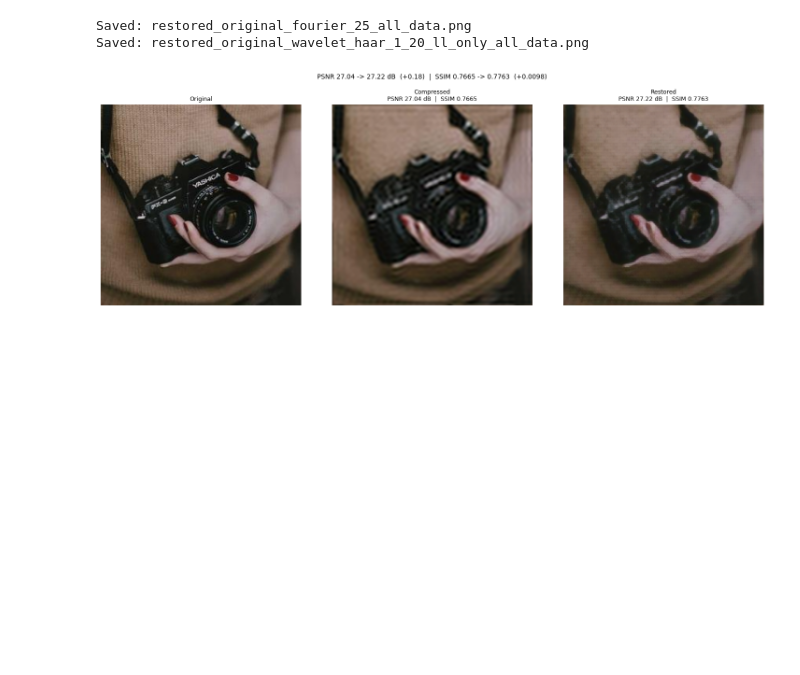
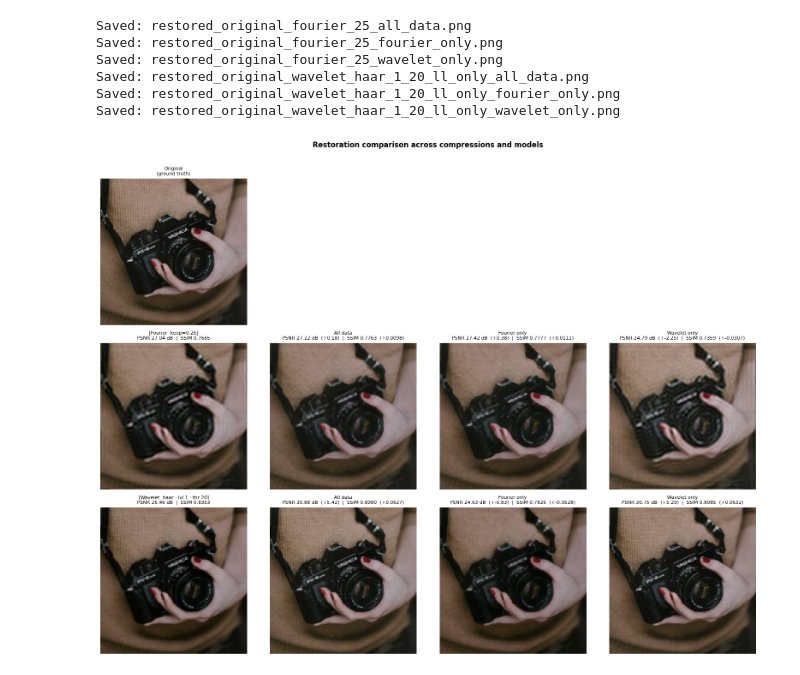
Before and after one commit to enrico-favale/deep-image-restoration, a Jupyter notebook: notebooks/05_restormer_inference_test.ipynb, the cells around one changed output. Drawn from its saved outputs; the diff is of its cells as text; code cells hidden in the pictures; blank space fills up the shorter version.

Commit message:
Restormer training and inference

```diff
--- a/notebooks/05_restormer_inference_test.ipynb
+++ b/notebooks/05_restormer_inference_test.ipynb
@@ -27,10 +27,10 @@ ORIGINAL_IMG = Path("data/inference_tests/original.png")
 
 MODEL_ALL_DATA = Path("checkpoints/best_model_restormer_20260327_122913.pth")
 MODEL_FOURIER_ONLY = Path(
-    "checkpoints/best_model_restormer_fourier_only_20260327_102957.pth"
+    "checkpoints/best_model_restormer_fourier_20260328_103041.pth"
 )
 MODEL_WAVELET_ONLY = Path(
-    "checkpoints/best_model_restormer_wavelet_only_20260327_105234.pth"
+    "checkpoints/best_model_restormer_wavelet_20260328_110824.pth"
 )
 
 MODEL_SAVE_LABELS = {
@@ -78,8 +78,27 @@ for compressed in [compressed_fourier, compressed_wavelet]:
         print(f"Saved: {out_name}")
 # %% [output]
 Saved: restored_original_fourier_25_all_data.png
+Saved: restored_original_fourier_25_fourier_only.png
+Saved: restored_original_fourier_25_wavelet_only.png
 Saved: restored_original_wavelet_haar_1_20_ll_only_all_data.png
+Saved: restored_original_wavelet_haar_1_20_ll_only_fourier_only.png
+Saved: restored_original_wavelet_haar_1_20_ll_only_wavelet_only.png
 # %%
-plot_restoration(original_path=ORIGINAL_IMG, compressed_path=compressed_fourier, restored_path=f"{INFERENCE_DIR}/restored_original_fourier_25_all_data.png")
+plot_restoration_comparation_between_models(
+    original_path=ORIGINAL_IMG,
+    compressions=[
+        {
+            "compressed_path": compressed_fourier,
+            "label": "Fourier  keep=0.25"
+        },
+        {
+            "compressed_path": compressed_wavelet,
+            "label": "Wavelet  haar · lvl 1 · thr 20",
+        },
+    ],
+    model_paths=[MODEL_ALL_DATA, MODEL_FOURIER_ONLY, MODEL_WAVELET_ONLY],
+    model_display_labels=MODEL_DISPLAY_LABELS,
+    model_save_labels=MODEL_SAVE_LABELS,
+)
 # %% [output]
-[figure, old version]
+[figure, new version]
```
Also changed, not shown: 13 other files.
